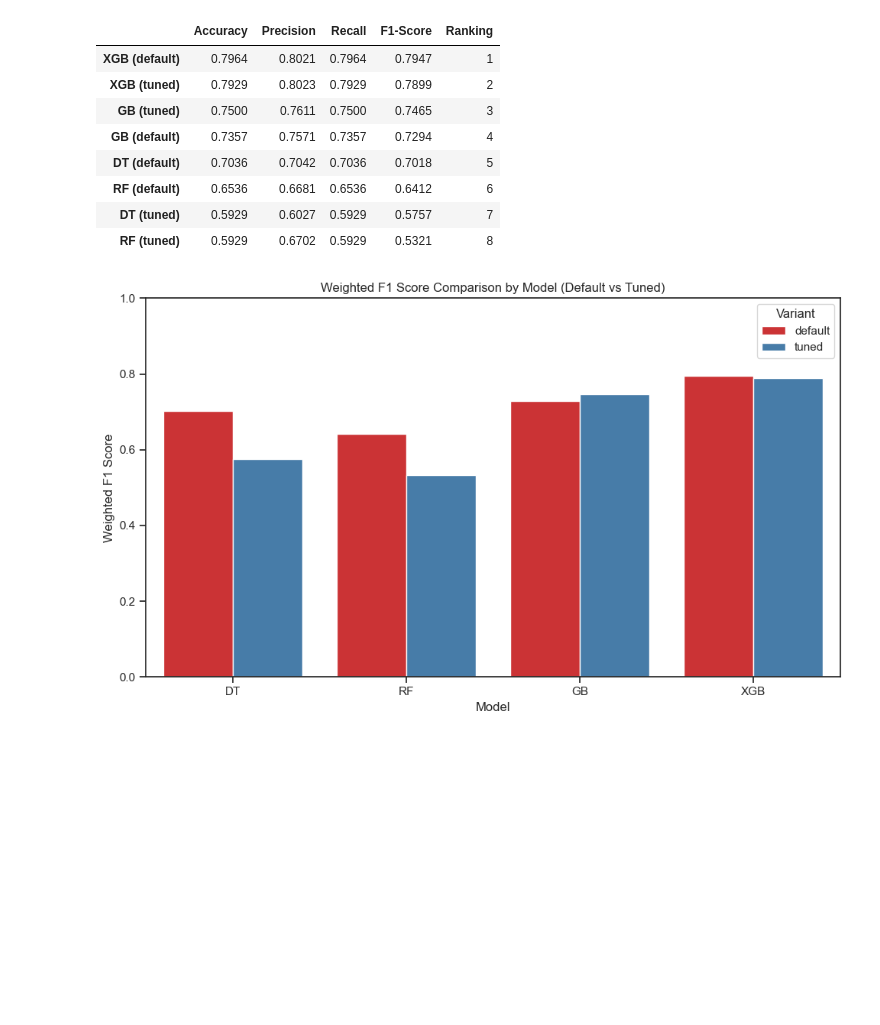
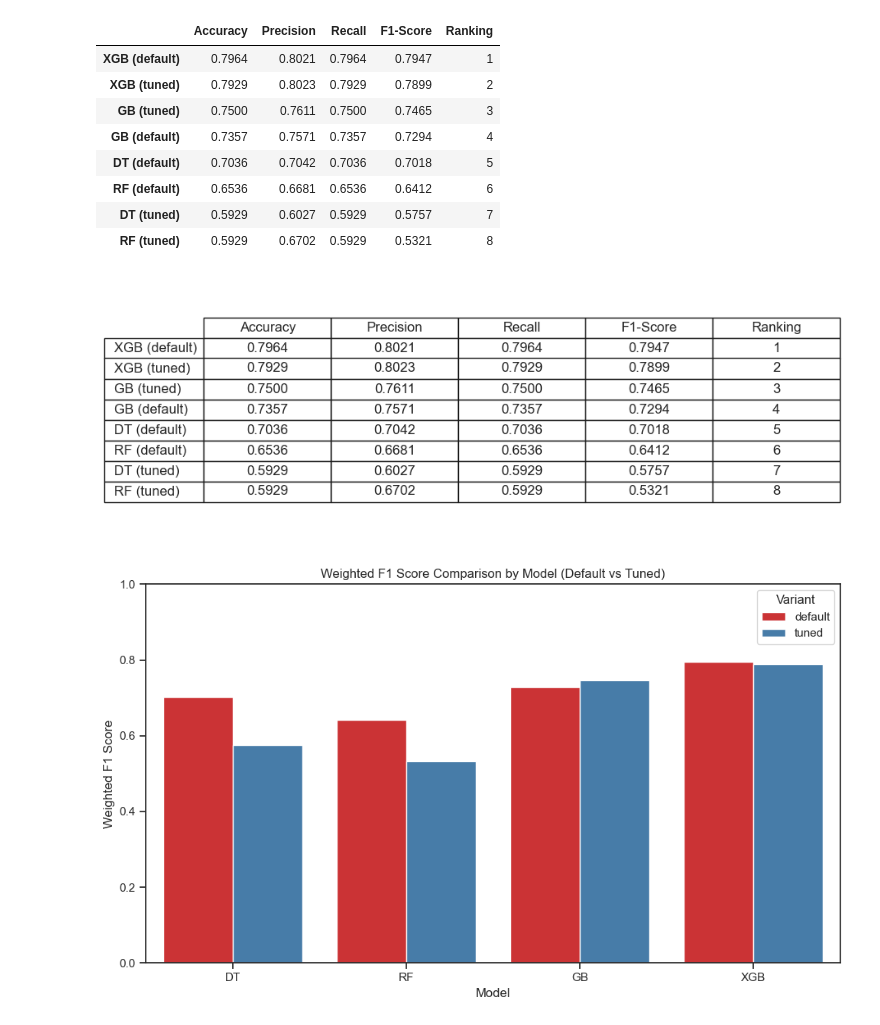
Before and after one commit to swlim03/ML_Project, a Jupyter notebook: EM_Detection/EM_Model.ipynb, the cells around one changed output. Saved outputs shown, nothing was run; the diff lists cells and outputs as text; code cells hidden in the pictures; blank space fills up the shorter version.

```diff
--- a/EM_Detection/EM_Model.ipynb
+++ b/EM_Detection/EM_Model.ipynb
@@ -972,6 +1022,27 @@ metrics_df
 | RF (default) | 0.6536 | 0.6681 | 0.6536 | 0.6412 | 6 |
 | DT (tuned) | 0.5929 | 0.6027 | 0.5929 | 0.5757 | 7 |
 | RF (tuned) | 0.5929 | 0.6702 | 0.5929 | 0.5321 | 8 |
+# %%
+table = metrics_df.copy()
+
+for col in table.columns:
+    if col != 'Ranking':
+        table[col] = table[col].map(lambda x: f"{x:.4f}")
+
+fig, ax = plt.subplots(figsize=(10, 4))
+ax.axis('off')
+
+tbl = ax.table(
+    cellText=table.values,
+    colLabels=table.columns,
+    rowLabels=table.index,
+    cellLoc='center',
+    loc='center'
+)
+
+tbl.scale(1, 1.5)
+# %% [output]
+[figure, added]
 # %%
 f1_scores = {
     'DT (default)': f1_score(testset['EM'], dt_y_pred, average='weighted'),
```
Also changed, not shown: parts of 8 cells of this notebook.
